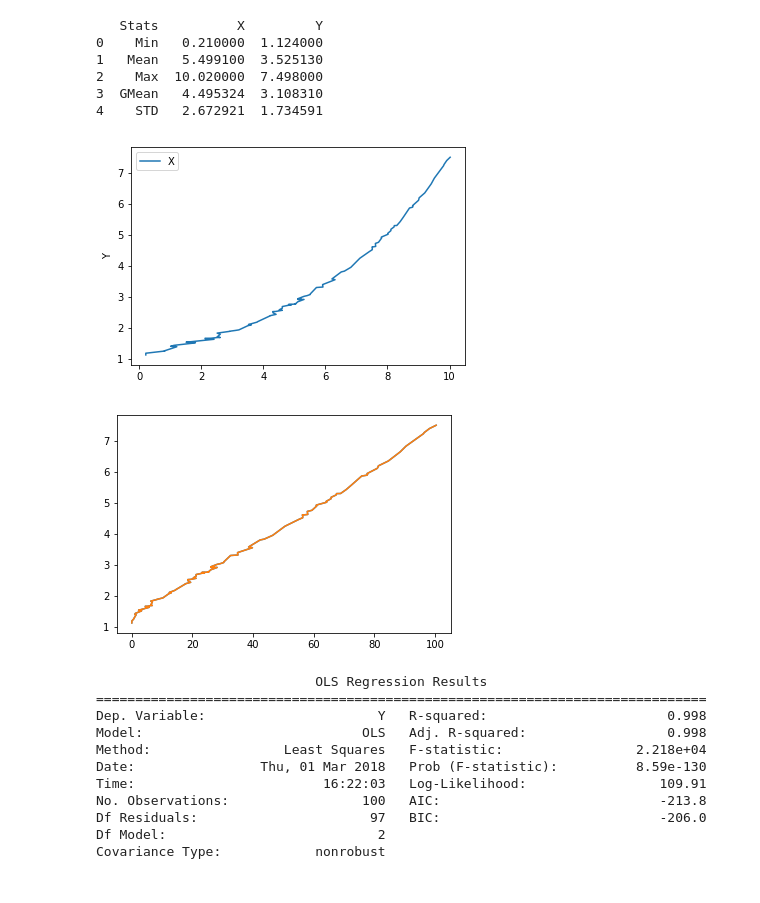
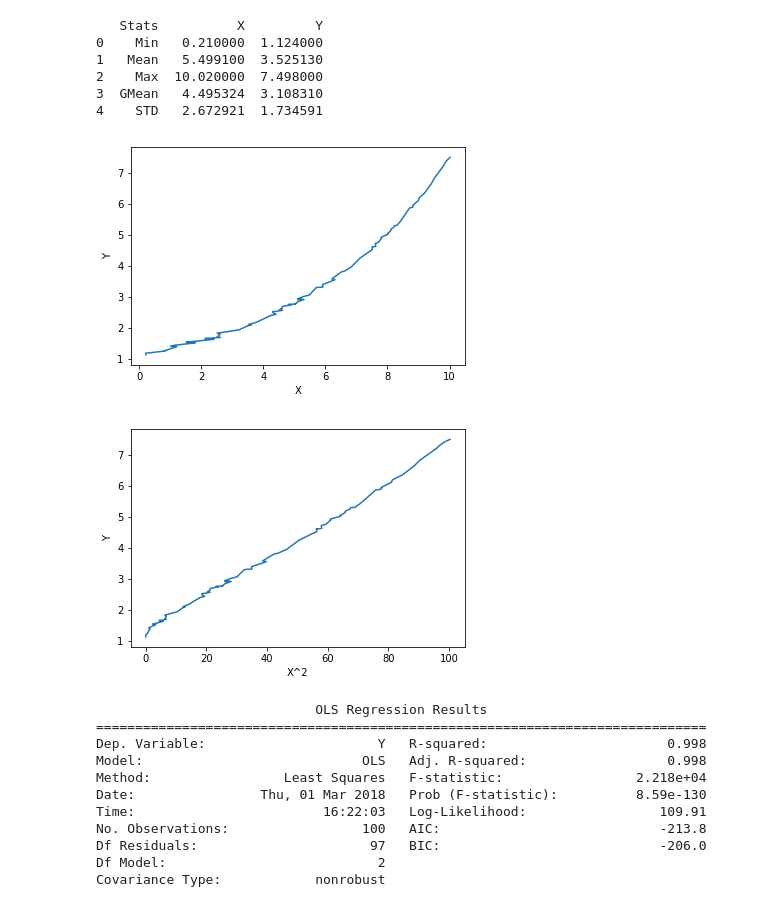
Before and after one commit to gviveka/TTI-Challenge, a Jupyter notebook: Programming/Programming_Part1.ipynb, the cells around one changed output. Cells and saved outputs as stored; diff of their text form; code cells hidden in the pictures.

```diff
--- a/Programming/Programming_Part1.ipynb
+++ b/Programming/Programming_Part1.ipynb
@@ -48,16 +58,22 @@ connectionString = 'mssql+pyodbc://'+server+'/'+DB+'?driver=SQL Server'
 engine=create_engine(connectionString)
 programming.to_sql('programming',engine,if_exists='replace')
 # %%
-plt.plot(programming.X,programming.Y,label='X')
+# visualization Y with X
+
+plt.plot(programming.X,programming.Y)
 plt.ylabel('Y')
-plt.legend()
+plt.xlabel('X')
 plt.show()
 # %% [output]
-[figure, old version]
+[figure, new version]
 # %%
+# Quadratic relation suspected so plotting with x^2
+
 programming['X2']=programming.X**2
-plt.plot(programming.X2,programming.Y,label='X^2')
+plt.plot(programming.X2,programming.Y)
+plt.ylabel('Y')
+plt.xlabel('X^2')
 plt.show()
 # %% [output]
-[figure, old version]
+[figure, new version]
 # %%
```
Also changed, not shown: parts of 7 cells of this notebook.
